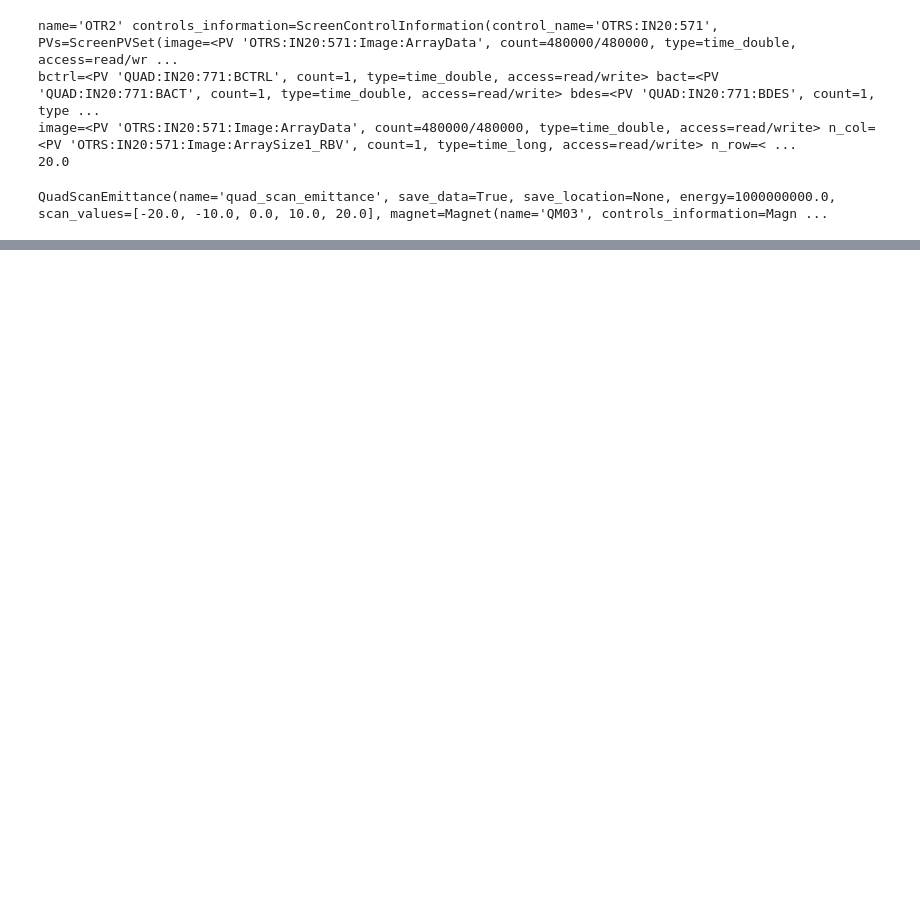
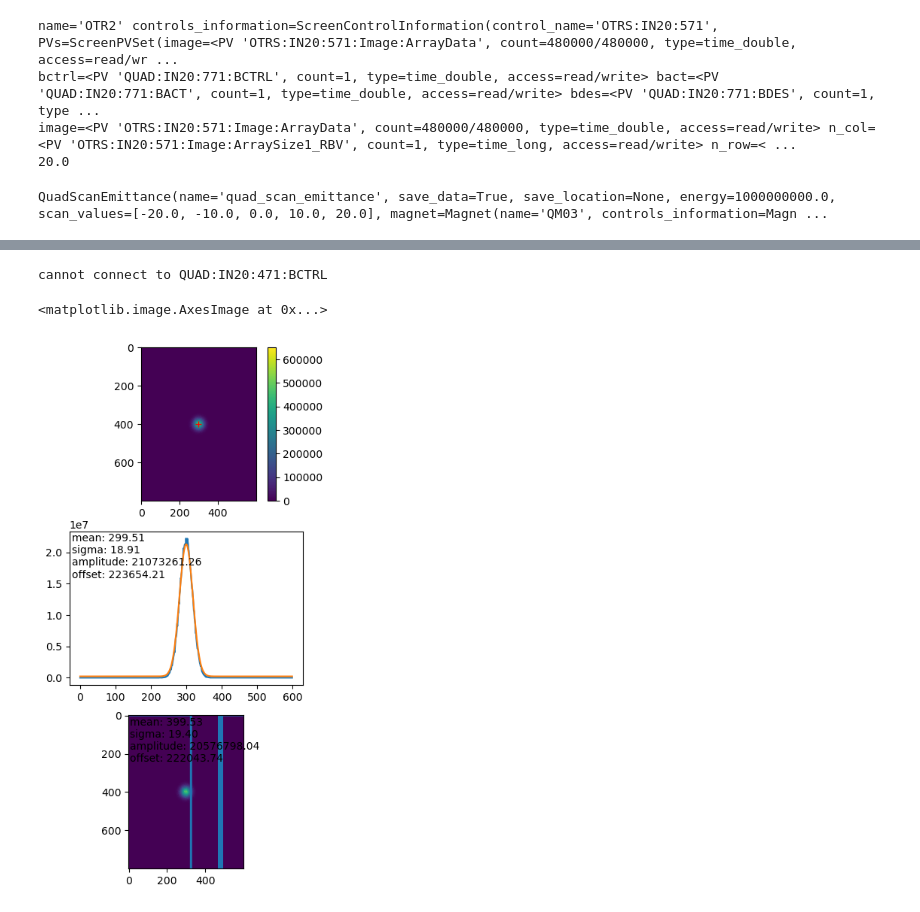
Before and after one commit to roussel-ryan/cheetah_diag0_sim, a Jupyter notebook: experiment.ipynb, the cells around one changed output, grey strips where cells are left out. Drawn from its saved outputs; the diff is of its cells as text; code cells hidden in the pictures; blank space fills up the shorter version.

```diff
--- a/experiment.ipynb
+++ b/experiment.ipynb
@@ -47,0 +64,18 @@ raw_images=array([[[0., 0., 0., ..., 0., 0., 0.],
+# %%
+epics.caput('QUAD:IN20:425:BCTRL', 15)
+epics.caput('QUAD:IN20:441:BCTRL', 3)
+epics.caput('QUAD:IN20:471:BCTRL', -6)
+epics.caput('QUAD:IN20:511:BCTRL', -1.5)
+epics.caput('QUAD:IN20:525:BCTRL', -18)
+res = beam_measurement.measure()
+img = res.processed_images[0]
+fitted = beam_measurement.beam_fit.fit_image(img)
+plot_image_projection_fit(fitted)
+nrow = epics.caget('OTRS:IN20:571:Image:ArraySize0_RBV')
+ncol= epics.caget('OTRS:IN20:571:Image:ArraySize1_RBV')
+flat_image=epics.caget('OTRS:IN20:571:Image:ArrayData')
+image = np.array(flat_image).reshape(ncol,nrow)
+# %% [output]
+cannot connect to QUAD:IN20:471:BCTRL
+<matplotlib.image.AxesImage at 0x...>
+[figure, added]
```
Also changed, not shown: parts of 7 cells of this notebook, 4 other files.
